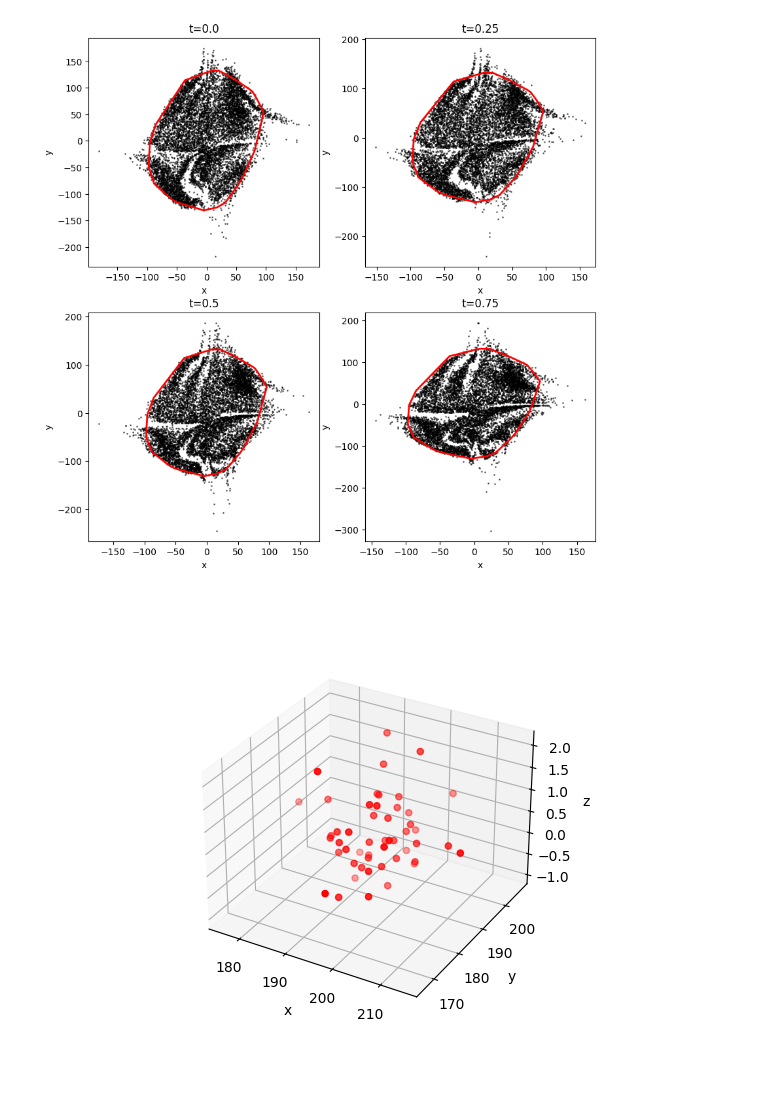
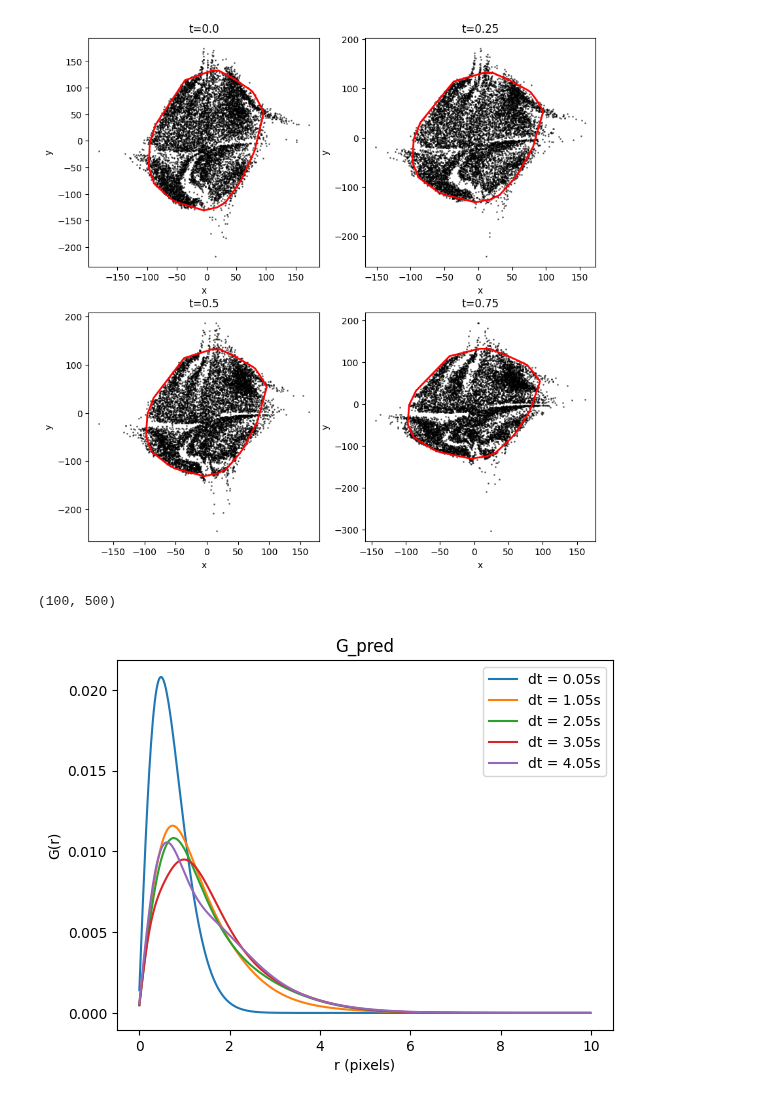
Before and after one commit to mkrishnapraneet/2D-Temporal-normalizing-flows, a Jupyter notebook: TNFwithRealNVP/test2.ipynb, the cells around one changed output. Drawn from its saved outputs; the diff is of its cells as text; code cells hidden in the pictures.

```diff
--- a/TNFwithRealNVP/test2.ipynb
+++ b/TNFwithRealNVP/test2.ipynb
@@ -207,15 +192,0 @@ cov = np.array([
-# %%
-startingPoints = np.random.multivariate_normal(mean, cov, numRandWalks)
-# for point in startingPoints:
-#     print(point)
-
-%matplotlib widget
-fig = plt.figure()
-ax = fig.add_subplot(111, projection='3d')
-ax.scatter3D(startingPoints[:,0], startingPoints[:,1], startingPoints[:,2], c='r', marker='o')
-ax.set_xlabel('x')
-ax.set_ylabel('y')
-ax.set_zlabel('z')
-plt.show()
-# %% [output]
-[figure, removed]
@@ -246,0 +193,24 @@ print(randWalkTrajs)
+# %%
+# load the G_pred as the Van Hove function
+G_pred = np.loadtxt('G_pred.txt')
+print(G_pred.shape)         # (100, 500), 100 frames, 500 bins for r
+
+r_vals = np.arange(0, 10.01, 0.02)
+G_pred = G_pred * 2 * np.pi * r_vals[1:]
+for i in range(G_pred.shape[0]):
+    # normalize the G_pred
+    G_pred[i, :] = G_pred[i, :] / np.sum(G_pred[i, :])
+    # print(np.sum(G_pred[i, :]))
+
+############### check if this needs to be normalized and multiplied by r ###############
+for i in range(1, G_pred.shape[0], 20):
+    # plt.plot(r_vals[:-1], G_pred[i, :] * 2 * np.pi * r_vals[1:], label="dt = " + str(round(i*0.05,2)) + "s")
+    plt.plot(r_vals[:-1], G_pred[i, :], label="dt = " + str(round(i*0.05,2)) + "s")
+    plt.xlabel("r (pixels)")
+    plt.ylabel("G(r)")
+    plt.title(f"G_pred")
+    plt.legend()
+plt.show()
+# %% [output]
+(100, 500)
+[figure, added]
```
Also changed, not shown: parts of 4 cells of this notebook, 1 other file.
